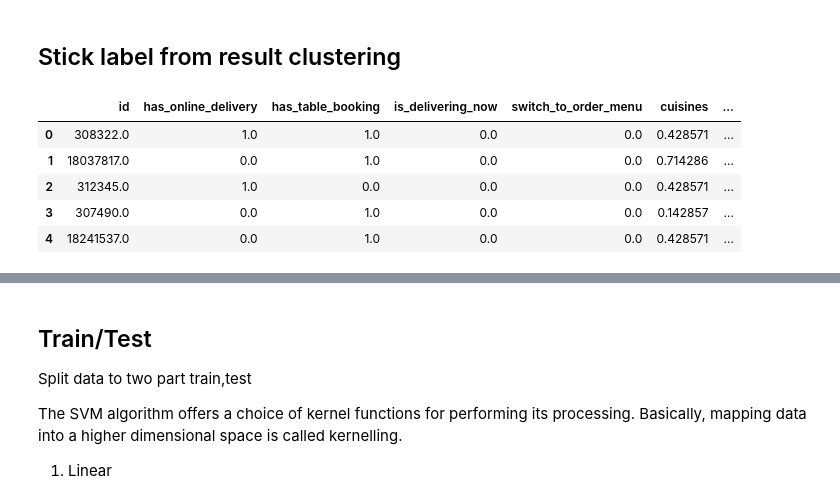
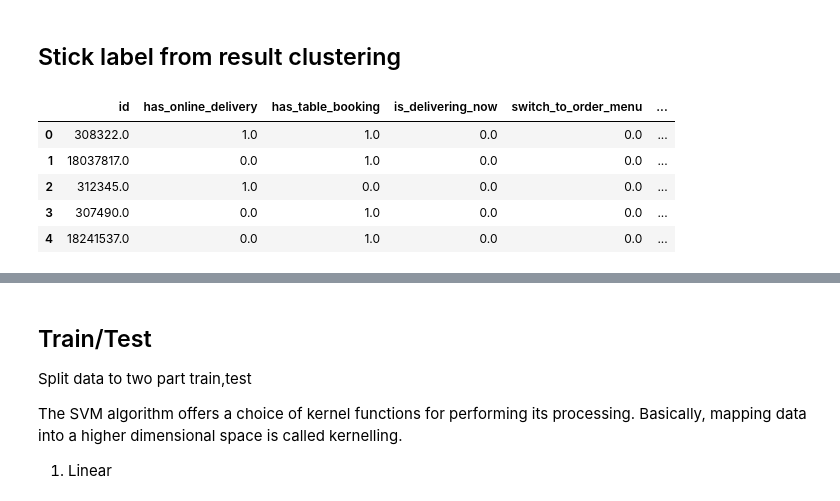
Before and after one commit to khakimoh/Zomato-mlrandomforest, a Jupyter notebook: raiting-zomato.ipynb, the cells around one changed output, grey strips where cells are left out. Saved outputs shown, nothing was run; the diff lists cells and outputs as text; code cells hidden in the pictures.

```diff
--- a/raiting-zomato.ipynb
+++ b/raiting-zomato.ipynb
@@ -97,3 +112,26 @@ df["votes"]=df["votes"]/vote_max
+# %%
+currency_convert = df[["average_cost_for_two","currency"]].values
+for i in range(len(currency_convert)):
+    if(currency_convert[i][1]=="Rs."):
+        currency_convert[i][0]*=0.013
+    if(currency_convert[i][1]=="AED"):
+        currency_convert[i][0]*=0.27
+    if(currency_convert[i][1]=="TL"):
+        currency_convert[i][0]*=0.074
+    if(currency_convert[i][1]=="£"):
+        currency_convert[i][0]*=1.35
+    if(currency_convert[i][1]=="QR"):
+        currency_convert[i][0]*=0.27
+    if(currency_convert[i][1]=="LKR"):
+        currency_convert[i][0]*=0.0049
+    if(currency_convert[i][1]=="R$"):
+        currency_convert[i][0]*=0.06244
+    if(currency_convert[i][1]=="NZ$"):
+        currency_convert[i][0]*=0.68
+    if(currency_convert[i][1]=="IDR"):
+        currency_convert[i][0]*=0.00007
+    else:
+        currency_convert[i][0]=currency_convert[i][0]
 # %% [markdown]
 ## Normalize items of classification2
 cuisines, average cost for two, price range and votes should be normalized between 0 and 1
@@ -108,7 +146,8 @@ Index(['id', 'has_online_delivery', 'has_table_booking', 'is_delivering_now',
 Transformation some data from pandas to numpy for standard use in scikit learn
 # %%
 c2=df[["cuisines","average_cost_for_two","price_range","votes"]].values
-df=df[["id", "has_online_delivery", "has_table_booking", "is_delivering_now","switch_to_order_menu","aggregate_rating"]]
+c1=df[["id", "has_online_delivery", "has_table_booking", "is_delivering_now","switch_to_order_menu","aggregate_rating"]].values
+df = pd.DataFrame(data=c1 , columns=["id", "has_online_delivery", "has_table_booking", "is_delivering_now","switch_to_order_menu","aggregate_rating"])
 # %% [markdown]
 Normalize data with min-max scaler
 # %%
@@ -218,10 +242,12 @@ display.Image("image/Capture.JPG")
 with k-means method
 # %%
-k_means1 = KMeans(init = "random", n_clusters = 5, n_init = 20)
-k_means1.fit(feature_c1)
-labels1 = k_means1.labels_
+simplefilter("ignore", ClusterWarning)
+hierarchy1 = linkage(dist_matrix, 'average')
+labels1 = fcluster(hierarchy1, 5, criterion='maxclust')
+for i in range(len(labels1)):
+    labels1[i]=labels1[i]-1
 
-k_means2 = KMeans(init = "random", n_clusters = 5, n_init = 20)
+k_means2 = KMeans(init = "k-means++", n_clusters = 5, n_init = 20)
 k_means2.fit(feature_c2)
 labels2 = k_means2.labels_
 # %% [markdown]
@@ -239,18 +297,18 @@ data["classifier.2"]=lut2[labels2]
 # %% [markdown]
 ## Stick label from result clustering
 # %%
-data.loc[(data["classifier.1"] >= 3) & (data["classifier.2"] >= 3), 'output label'] = 'Delivery & Classy ambiance'
-data.loc[(data["classifier.1"] >= 3) & (data["classifier.2"] < 3), 'output label'] = 'Delivery'
-data.loc[(data["classifier.1"] < 3) & (data["classifier.2"] >= 3), 'output label'] = 'Classy ambiance'
-data.loc[(data["classifier.1"] < 3) & (data["classifier.2"] < 3), 'output label'] = 'Not any'
+data.loc[(data["Delivery"] >= 3) & (data["Ambiance"] >= 3), 'output label'] = 'Delivery & Classy ambiance'
+data.loc[(data["Delivery"] >= 3) & (data["Ambiance"] < 3), 'output label'] = 'Delivery'
+data.loc[(data["Delivery"] < 3) & (data["Ambiance"] >= 3), 'output label'] = 'Classy ambiance'
+data.loc[(data["Delivery"] < 3) & (data["Ambiance"] < 3), 'output label'] = 'Not any'
 data.head()
 # %% [output]
-|  | id | has_online_delivery | has_table_booking | is_delivering_now | switch_to_order_menu | cuisines | ... |
-| 0 | 308322.0 | 1.0 | 1.0 | 0.0 | 0.0 | 0.428571 | ... |
-| 1 | 18037817.0 | 0.0 | 1.0 | 0.0 | 0.0 | 0.714286 | ... |
-| 2 | 312345.0 | 1.0 | 0.0 | 0.0 | 0.0 | 0.428571 | ... |
-| 3 | 307490.0 | 0.0 | 1.0 | 0.0 | 0.0 | 0.142857 | ... |
-| 4 | 18241537.0 | 0.0 | 1.0 | 0.0 | 0.0 | 0.428571 | ... |
+|  | id | has_online_delivery | has_table_booking | is_delivering_now | switch_to_order_menu | ... |
+| 0 | 308322.0 | 1.0 | 1.0 | 0.0 | 0.0 | ... |
+| 1 | 18037817.0 | 0.0 | 1.0 | 0.0 | 0.0 | ... |
+| 2 | 312345.0 | 1.0 | 0.0 | 0.0 | 0.0 | ... |
+| 3 | 307490.0 | 0.0 | 1.0 | 0.0 | 0.0 | ... |
+| 4 | 18241537.0 | 0.0 | 1.0 | 0.0 | 0.0 | ... |
 # %%
 zomato_csv = pd.read_csv('data/zomato.csv',encoding='ISO-8859-1')
 zomato_csv = zomato_csv[["Restaurant ID","Restaurant Name","Country Code","City"]]
```
Also changed, not shown: parts of 31 cells of this notebook, 14 other files.
